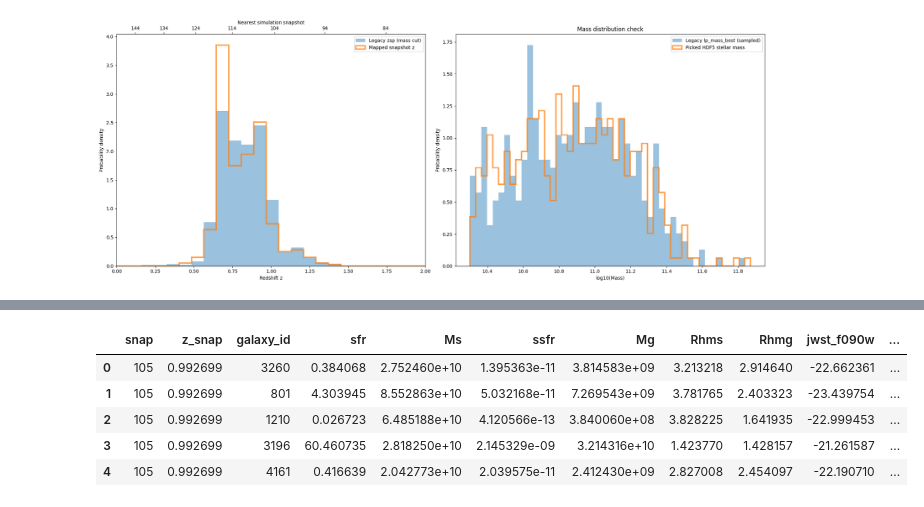
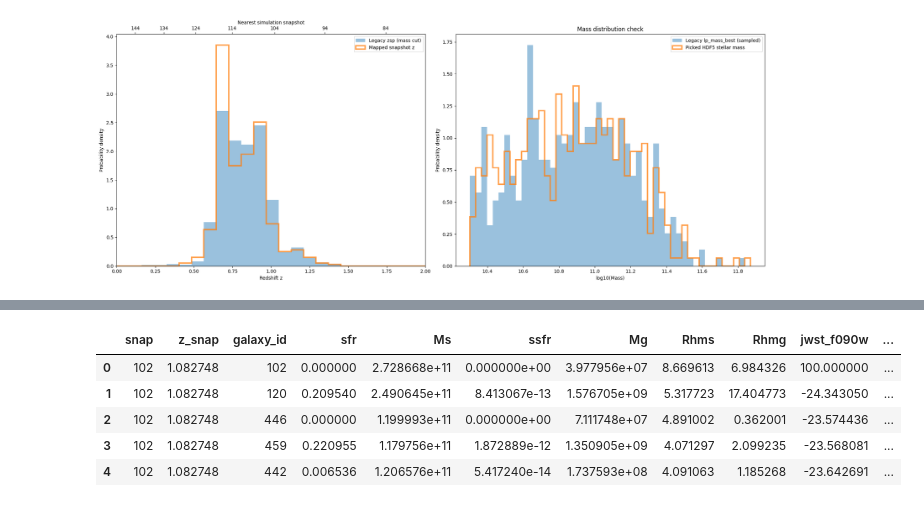
Before and after one commit to GiulianoLo/analize_simba_cgm, a Jupyter notebook: test_sfh_caesar.ipynb, the cells around one changed output, grey strips where cells are left out. Drawn from its saved outputs; the diff is of its cells as text; code cells hidden in the pictures.

Commit message:
impossible to reproduce redshift distribution while keeping one galaxy per count. Don the next best thing by sampling all valid gaalxies uniquely

```diff
--- a/test_sfh_caesar.ipynb
+++ b/test_sfh_caesar.ipynb
@@ -871,10 +625,10 @@ import pandas as pd
 import matplotlib.pyplot as plt
 
 # 2) Your target objects (same length arrays)
-with fits.open(output_fits) as f:
+with fits.open('/mnt/home/glorenzon/analize_simba_cgm/output/cis100/quenching_times/forward_modeled_unique_sample.fits') as f:
     data = f[1].data
 snap_ids = data['SNAPSHOT']
-gal_ids  = data['GALAXY_ID']
+gal_ids  = data['GROUPID_SNAPSHOT']
 
 pairs = np.column_stack([snap_ids, gal_ids])
 
@@ -968,9 +722,9 @@ yt : [INFO     ] 2026-03-24 11:22:58,737 Found 43384 galaxies
 |  | snap | z_snap | galaxy_id | sfr | Ms | ssfr | Mg | Rhms | Rhmg | jwst_f090w | ... |
-| 0 | 105 | 0.992699 | 3260 | 0.384068 | 2.752460e+10 | 1.395363e-11 | 3.814583e+09 | 3.213218 | 2.914640 | -22.662361 | ... |
-| 1 | 105 | 0.992699 | 801 | 4.303945 | 8.552863e+10 | 5.032168e-11 | 7.269543e+09 | 3.781765 | 2.403323 | -23.439754 | ... |
-| 2 | 105 | 0.992699 | 1210 | 0.026723 | 6.485188e+10 | 4.120566e-13 | 3.840060e+08 | 3.828225 | 1.641935 | -22.999453 | ... |
-| 3 | 105 | 0.992699 | 3196 | 60.460735 | 2.818250e+10 | 2.145329e-09 | 3.214316e+10 | 1.423770 | 1.428157 | -21.261587 | ... |
-| 4 | 105 | 0.992699 | 4161 | 0.416639 | 2.042773e+10 | 2.039575e-11 | 2.412430e+09 | 2.827008 | 2.454097 | -22.190710 | ... |
+| 0 | 102 | 1.082748 | 102 | 0.000000 | 2.728668e+11 | 0.000000e+00 | 3.977956e+07 | 8.669613 | 6.984326 | 100.000000 | ... |
+| 1 | 102 | 1.082748 | 120 | 0.209540 | 2.490645e+11 | 8.413067e-13 | 1.576705e+09 | 5.317723 | 17.404773 | -24.343050 | ... |
+| 2 | 102 | 1.082748 | 446 | 0.000000 | 1.199993e+11 | 0.000000e+00 | 7.111748e+07 | 4.891002 | 0.362001 | -23.574436 | ... |
+| 3 | 102 | 1.082748 | 459 | 0.220955 | 1.179756e+11 | 1.872889e-12 | 1.350905e+09 | 4.071297 | 2.099235 | -23.568081 | ... |
+| 4 | 102 | 1.082748 | 442 | 0.006536 | 1.206576e+11 | 5.417240e-14 | 1.737593e+08 | 4.091063 | 1.185268 | -23.642691 | ... |
 # %%
 plt.scatter(df['jwst_f090w'] - df['jwst_f150w'], df['jwst_f150w'] - df['jwst_f200w'])
 # %% [output]
```
Also changed, not shown: parts of 15 cells of this notebook, 1 other file.
